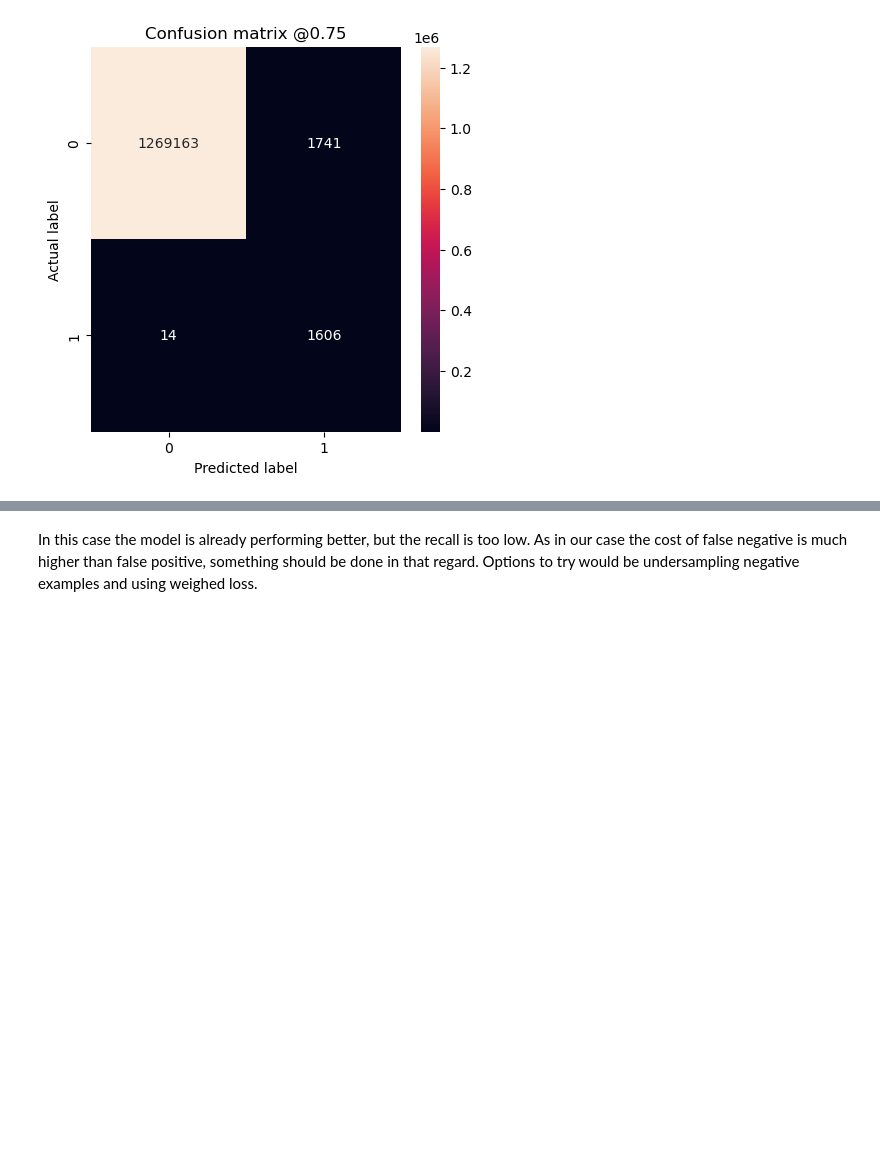
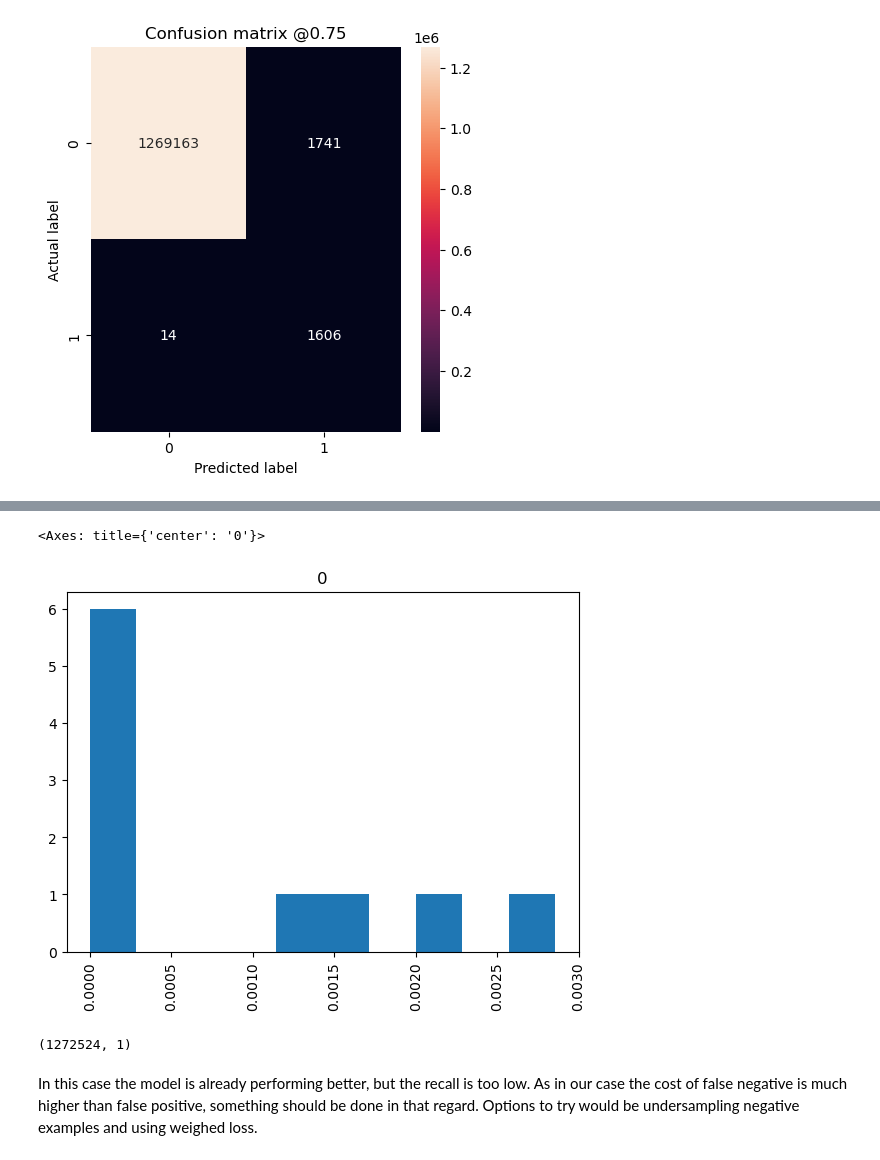
Before and after one commit to simmul/NNwithFraudTransactions, a Jupyter notebook: First Neural Net.ipynb, the cells around one changed output, grey strips where cells are left out. Saved outputs shown, nothing was run; the diff lists cells and outputs as text; code cells hidden in the pictures; blank space fills up the shorter version.

```diff
--- a/First Neural Net.ipynb
+++ b/First Neural Net.ipynb
@@ -386,2 +490,11 @@ plot_pr("test_plot",y_test, test_predictions, threshold = 0.75)
+# %%
+y_test_pred.head(10).hist(column=["pred"], by="isFraud")
+# %% [output]
+<Axes: title={'center': '0'}>
+[figure, added]
+# %%
+df_test.shape#head()#1272524
+# %% [output]
+(1272524, 1)
 # %% [markdown]
 In this case the model is already performing better, but the recall is too low. As in our case the cost of false negative is much higher than false positive, something should be done in that regard. Options to try would be undersampling negative examples and using weighed loss.
```
Also changed, not shown: parts of 70 cells of this notebook.
